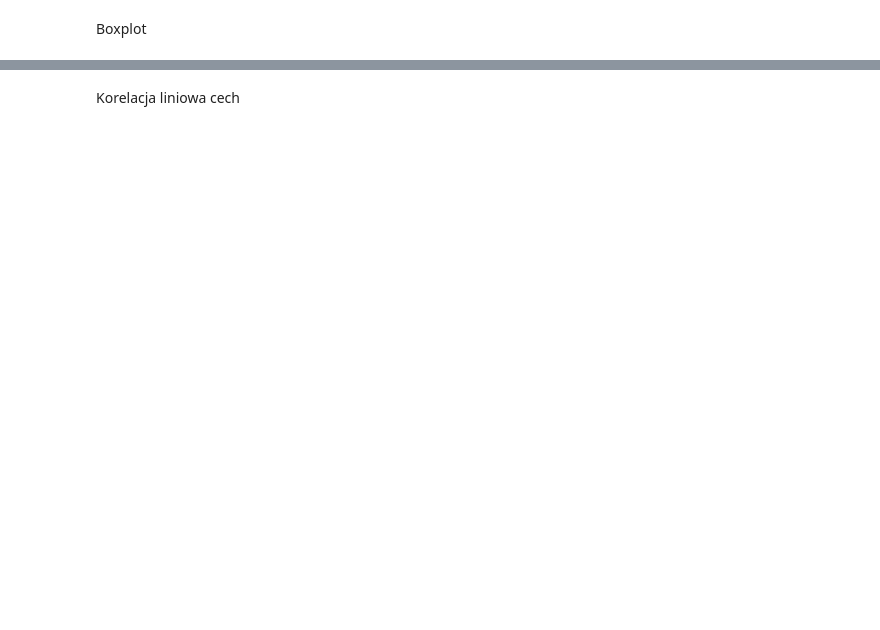
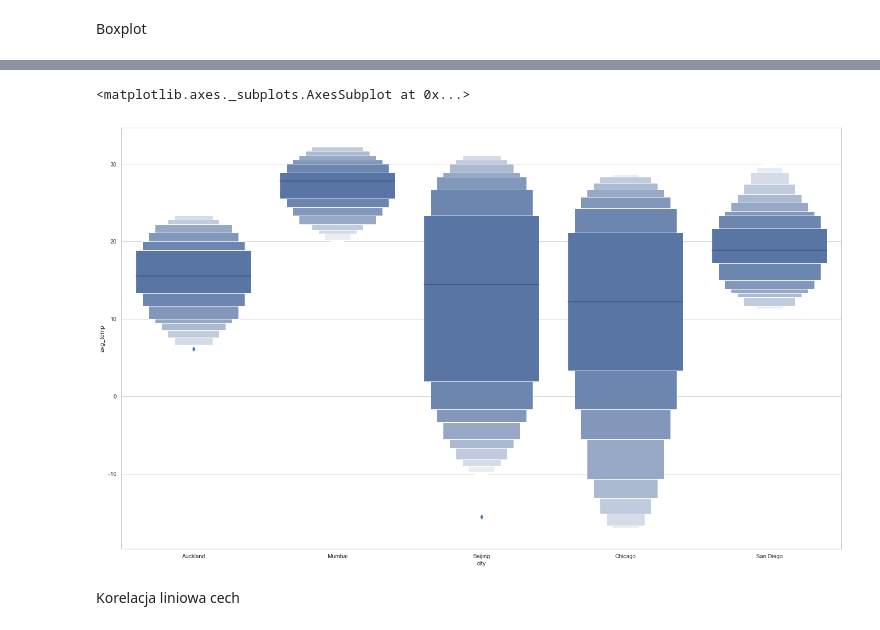
Before and after one commit to izakos/Projekt-eksploracyjna_analiza_danych, a Jupyter notebook: skrypty/Projekt2.ipynb, the cells around one changed output, grey strips where cells are left out. Cells and saved outputs as stored; diff of their text form; code cells hidden in the pictures; blank space fills up the shorter version.

```diff
--- a/skrypty/Projekt2.ipynb
+++ b/skrypty/Projekt2.ipynb
@@ -358,3 +356,12 @@ ggplot(aes(y='avg_temp', x = 'city'), data = dane) + geom_boxplot() # geom_violi
+# %%
+sns.set(style="whitegrid")
+
+sns.boxenplot(x="city", y="avg_temp",
+              color="b", #order=clarity_ranking,
+              scale="linear", data=dane)
+# %% [output]
+<matplotlib.axes._subplots.AxesSubplot at 0x...>
+[figure, added]
 # %%
 #wykres temperatury w zależności od czegoś
 # %%
```
Also changed, not shown: parts of 9 cells of this notebook.
